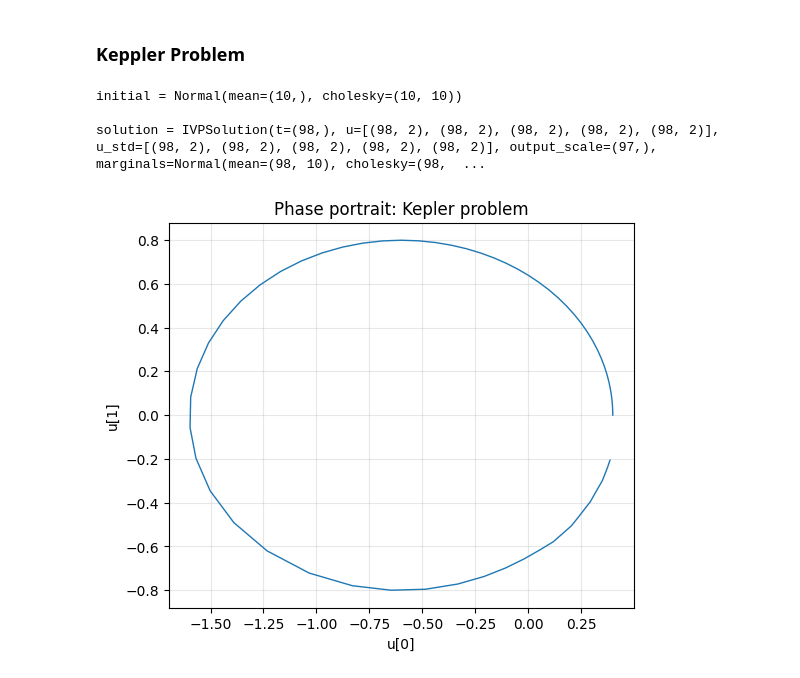
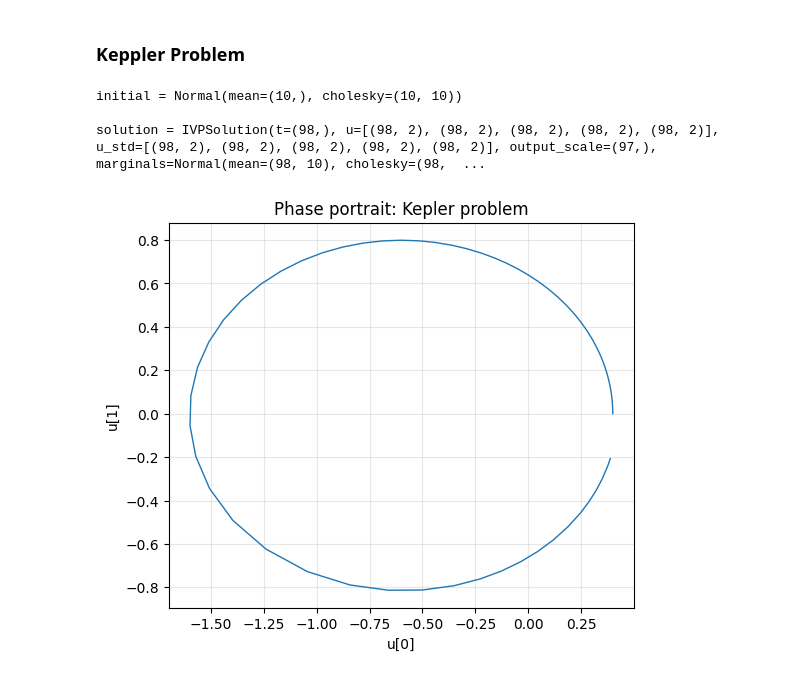
Before and after one commit to paufisch/ode_filters, a Jupyter notebook: probdiffeq.ipynb, the cells around one changed output. Saved outputs shown, nothing was run; the diff lists cells and outputs as text; code cells hidden in the pictures.

```diff
--- a/probdiffeq.ipynb
+++ b/probdiffeq.ipynb
@@ -336,32 +335,33 @@ t0, t1 = 0.0, 99/100*2*jnp.pi
 
 tcoeffs = taylor.odejet_padded_scan(lambda y: vf(y, u0_prime,  t=t0), (u0,), num=4)
 tcoeffs[1] = u0_prime
 init, ibm, ssm = ivpsolvers.prior_wiener_integrated(tcoeffs, ssm_fact="dense")
 
 # Build a solver
 ts1 = ivpsolvers.correction_ts1(vf, ssm=ssm, ode_order=2)
-strategy = ivpsolvers.strategy_filter(ssm=ssm)
+#strategy = ivpsolvers.strategy_filter(ssm=ssm)
+strategy = ivpsolvers.strategy_smoother(ssm=ssm)
 solver = ivpsolvers.solver(ssm=ssm, strategy=strategy, prior=ibm, correction=ts1)
 adaptive_solver = ivpsolvers.adaptive(solver, atol=1e-3, rtol=5e-3, ssm=ssm)
 dt0 = ivpsolve.dt0(lambda y: vf(y, u0_prime, t=t0), (u0,))
 
 solution = ivpsolve.solve_adaptive_save_every_step(init, t0=t0, t1=t1, adaptive_solver=adaptive_solver, dt0=dt0, ssm=ssm)
 
 # Look at the solution
 print(f"\ninitial = {jax.tree.map(jnp.shape, init)}")
 print(f"\nsolution = {jax.tree.map(jnp.shape, solution)}")
 
 
 u_plot = solution.u[0]
 plt.figure(figsize=(6, 5))
 plt.plot(u_plot[:, 0], u_plot[:, 1], alpha=1., linestyle='-', linewidth=1.)
 plt.xlabel("u[0]")
 plt.ylabel("u[1]")
 plt.title("Phase portrait: Kepler problem")
 plt.grid(True, alpha=0.3)
 plt.show()
 # %% [output]
 initial = Normal(mean=(10,), cholesky=(10, 10))
 
 solution = IVPSolution(t=(98,), u=[(98, 2), (98, 2), (98, 2), (98, 2), (98, 2)], u_std=[(98, 2), (98, 2), (98, 2), (98, 2), (98, 2)], output_scale=(97,), marginals=Normal(mean=(98, 10), cholesky=(98,  ...
-[figure, old version]
+[figure, new version]
```
Also changed, not shown: parts of 6 cells of this notebook.
